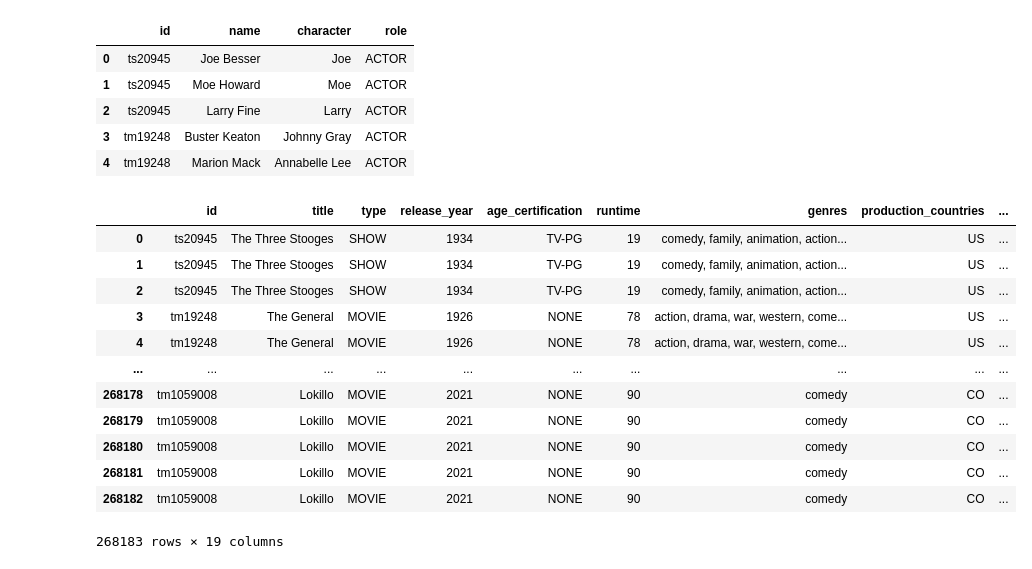
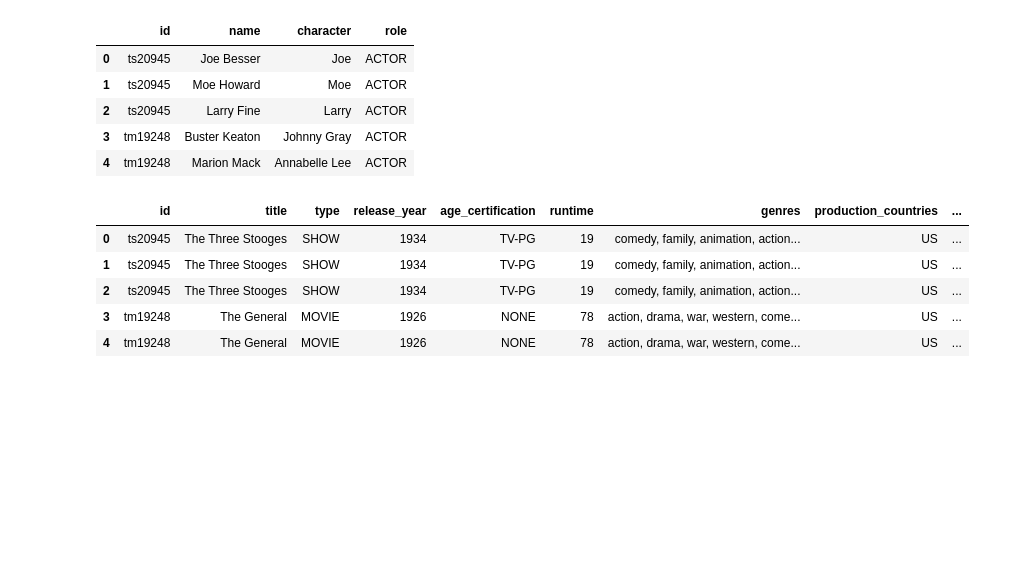
Before and after one commit to quytrungg/Group1_Final_Project_CSC17104, a Jupyter notebook: phase_3_data_analysis/data_analysis.ipynb, the cells around one changed output. Cells and saved outputs as stored; diff of their text form; code cells hidden in the pictures; blank space fills up the shorter version.

```diff
--- a/phase_3_data_analysis/data_analysis.ipynb
+++ b/phase_3_data_analysis/data_analysis.ipynb
@@ -40,18 +41,11 @@ df_credits.head()
 | 4 | tm19248 | Marion Mack | Annabelle Lee | ACTOR |
 # %%
 df_data = df_titles.merge(df_credits, on='id', how='inner')
-df_data
+df_data.head()
 # %% [output]
 |  | id | title | type | release_year | age_certification | runtime | genres | production_countries | ... |
 | 0 | ts20945 | The Three Stooges | SHOW | 1934 | TV-PG | 19 | comedy, family, animation, action... | US | ... |
 | 1 | ts20945 | The Three Stooges | SHOW | 1934 | TV-PG | 19 | comedy, family, animation, action... | US | ... |
 | 2 | ts20945 | The Three Stooges | SHOW | 1934 | TV-PG | 19 | comedy, family, animation, action... | US | ... |
 | 3 | tm19248 | The General | MOVIE | 1926 | NONE | 78 | action, drama, war, western, come... | US | ... |
 | 4 | tm19248 | The General | MOVIE | 1926 | NONE | 78 | action, drama, war, western, come... | US | ... |
-| ... | ... | ... | ... | ... | ... | ... | ... | ... | ... |
-| 268178 | tm1059008 | Lokillo | MOVIE | 2021 | NONE | 90 | comedy | CO | ... |
-| 268179 | tm1059008 | Lokillo | MOVIE | 2021 | NONE | 90 | comedy | CO | ... |
-| 268180 | tm1059008 | Lokillo | MOVIE | 2021 | NONE | 90 | comedy | CO | ... |
-| 268181 | tm1059008 | Lokillo | MOVIE | 2021 | NONE | 90 | comedy | CO | ... |
-| 268182 | tm1059008 | Lokillo | MOVIE | 2021 | NONE | 90 | comedy | CO | ... |
-268183 rows × 19 columns
```
Also changed, not shown: parts of 7 cells of this notebook, 3 other files.
